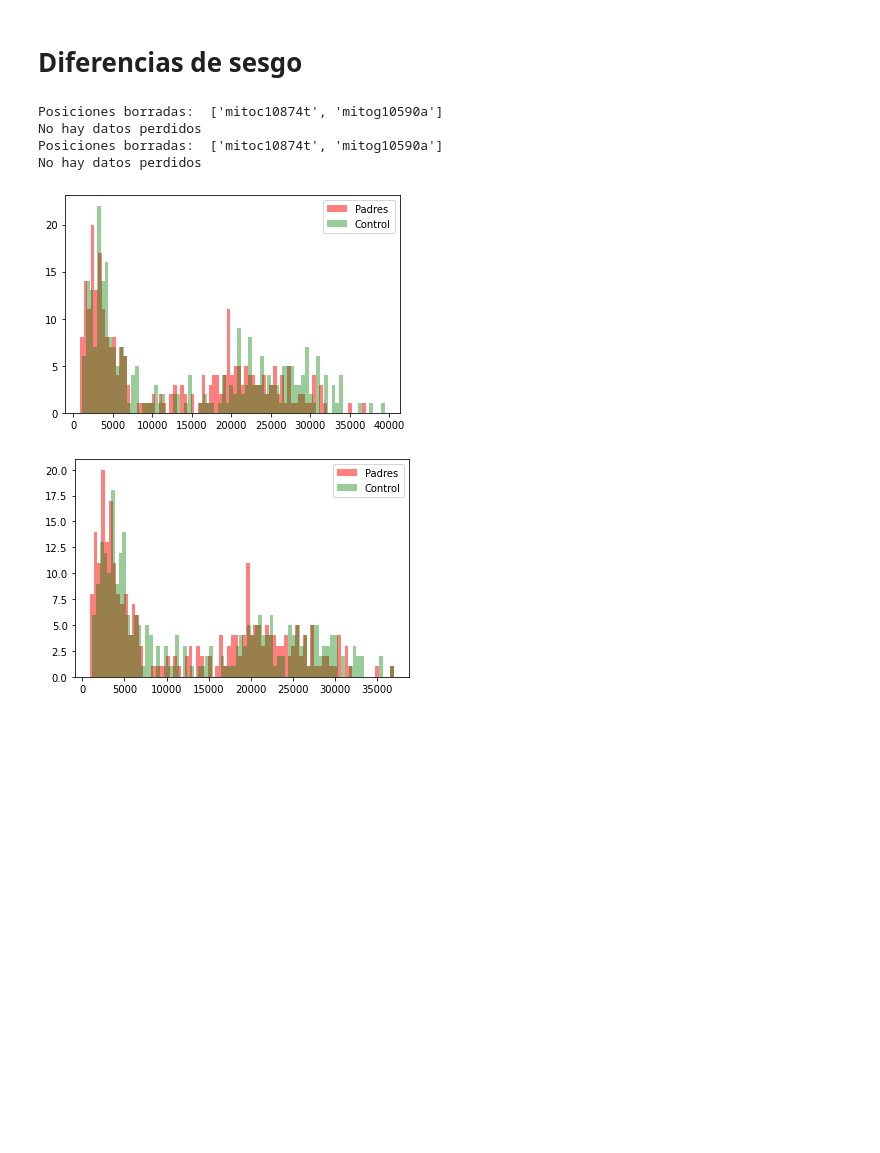
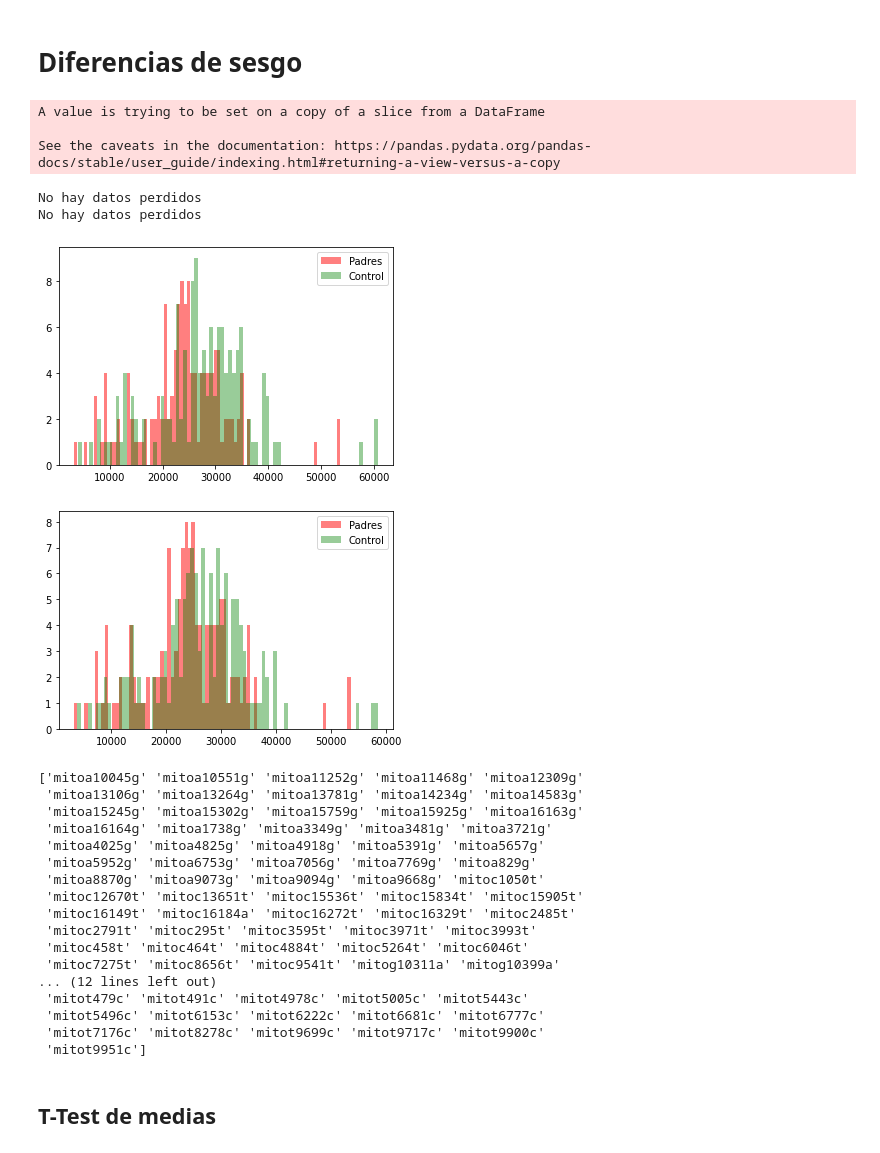
Before and after one commit to victory06/TFG, a Jupyter notebook: Second.ipynb, the cells around one changed output. Saved outputs shown, nothing was run; the diff lists cells and outputs as text; code cells hidden in the pictures; blank space fills up the shorter version.

```diff
--- a/Second.ipynb
+++ b/Second.ipynb
@@ -564,20 +564,6 @@ def readData(path_data, path_names, path_control, path_col_control):
   result.drop(result.columns[0], axis=1, inplace=True)
   result.drop(result.columns[1], axis=1, inplace=True)
 
-  data.drop(data.columns[5], axis=1, inplace=True)
-  data.drop(data.columns[0], axis=1, inplace=True)
-  data.drop(data.columns[0], axis=1, inplace=True)
-  data.drop(data.columns[0], axis=1, inplace=True)
-  data.drop(data.columns[0], axis=1, inplace=True)
-  data.drop(data.columns[1], axis=1, inplace=True)
-
-  control.drop(control.columns[5], axis=1, inplace=True)
-  control.drop(control.columns[0], axis=1, inplace=True)
-  control.drop(control.columns[0], axis=1, inplace=True)
-  control.drop(control.columns[0], axis=1, inplace=True)
-  control.drop(control.columns[0], axis=1, inplace=True)
-  control.drop(control.columns[1], axis=1, inplace=True)
-
   """ Establezco los nombres del dataframe
   --------------------------------------------------------------------------"""
   x_df = pd.DataFrame(result.to_numpy()[:,:].astype('U13'),index=names_row, columns = names_column)
@@ -590,7 +576,7 @@ def readData(path_data, path_names, path_control, path_col_control):
   else:
     print("No hay datos perdidos")
 
-  return x_df, y_df, data, control
+  return x_df, y_df
 
 def explorarBDControl1(x_train, x_test, x, y, y_train, y_test):
   print("Número de instancias y número de variables:", x.shape)
@@ -656,7 +642,7 @@ def explorarBDControl1(x_train, x_test, x, y, y_train, y_test):
 from sklearn.model_selection import train_test_split
 import warnings
 warnings.filterwarnings("ignore")
-x, y, data, control= readData('/content/drive/MyDrive/TFG/Autism/AutismDuoChrom26.iou','/content/drive/MyDrive/TFG/Autism/Human1M-Duov3_B_PosSortedChrom26.cols','/content/drive/MyDrive/TFG/NBS/WTCCC2_NBSChrom26.iou',
+x, y= readData('/content/drive/MyDrive/TFG/Autism/AutismDuoChrom26.iou','/content/drive/MyDrive/TFG/Autism/Human1M-Duov3_B_PosSortedChrom26.cols','/content/drive/MyDrive/TFG/NBS/WTCCC2_NBSChrom26.iou',
                '/content/drive/MyDrive/TFG/MS/WTCCC2_MS_Human670-QuadCustom_v1_APosSortedChrom26.cols')
 x_train, x_test, y_train, y_test = train_test_split( x, y, test_size=0.25, random_state=42)
 explorarBDControl1(x_train, x_test, x, y , y_train, y_test)
@@ -1570,7 +1556,7 @@ corr_X = X_encoder.corr(method='pearson')
 plt.matshow(corr_X)
 plt.show()
 
-X_encoder = pd.DataFrame(X_encoder.to_numpy(), index=nr, columns=nc)
+X_encoder = pd.DataFrame(X_encoder.to_numpy(), index=X_encoder.index, columns=list(X_encoder.columns.values))
 
 corr_X
 # %% [output]
@@ -1599,7 +1587,7 @@ from sklearn.feature_selection import chi2
 
 chi_scores =chi2(X_encoder, y)
 
-p_values = pd.Series(chi_scores[1],index = X_encoder.columns)
+p_values = pd.Series(chi_scores[1],index = nc)
 p_values.sort_values(ascending = False , inplace = True)
 # %%
 import matplotlib.pyplot as plt
@@ -2023,44 +2143,64 @@ El modelo (SVM) con mejores resultados hasta el momento con una selección de va
 import matplotlib.pyplot as plt
 #Releemos los datos de control y tríos, esta vez solo SNPs
 #Primeros datos de control
-x, y, data, control= readData('/content/drive/MyDrive/TFG/Autism/AutismDuoChrom26.iou','/content/drive/MyDrive/TFG/Autism/Human1M-Duov3_B_PosSortedChrom26.cols','/content/drive/MyDrive/TFG/NBS/WTCCC2_NBSChrom26.iou',
+x, y, data, control, nrx, ncx= readDataSuma('/content/drive/MyDrive/TFG/Autism/AutismDuoChrom26.iou','/content/drive/MyDrive/TFG/Autism/Human1M-Duov3_B_PosSortedChrom26.cols','/content/drive/MyDrive/TFG/NBS/WTCCC2_NBSChrom26.iou',
                '/content/drive/MyDrive/TFG/MS/WTCCC2_MS_Human670-QuadCustom_v1_APosSortedChrom26.cols')
 #Segundos datos de control
-x2, y2, data2, control2= readData('/content/drive/MyDrive/TFG/Autism/AutismDuoChrom26.iou','/content/drive/MyDrive/TFG/Autism/Human1M-Duov3_B_PosSortedChrom26.cols','/content/drive/MyDrive/TFG/BC/WTCCC2_BCChrom26.iou',
+x2, y2, data2, control2, nrx2, ncx2= readDataSuma('/content/drive/MyDrive/TFG/Autism/AutismDuoChrom26.iou','/content/drive/MyDrive/TFG/Autism/Human1M-Duov3_B_PosSortedChrom26.cols','/content/drive/MyDrive/TFG/BC/WTCCC2_BCChrom26.iou',
                '/content/drive/MyDrive/TFG/BC/Human1-2M-DuoCustom_v1_APosSortedChrom26.cols')
 
 """
 Histogramas
 """
 fig = plt.figure()
 ax1 = fig.add_subplot(111)
 #Empiezo en 1 porque la columna 0 es el género
 medias_padres=data.mean()[1:]
 medias_control=control.mean()[1:]
 
 plt.hist(medias_padres, 80, alpha=0.5, label='Padres', color='r')
 plt.hist(medias_control, 80, alpha=0.4, label='Control', color='g')
 plt.legend(loc='upper right')
 plt.show()
 
 print()
 
 fig = plt.figure()
 ax1 = fig.add_subplot(111)
 #Empiezo en 1 porque la columna 0 es el género
 medias_padres=data2.mean()[1:]
 medias_control=control2.mean()[1:]
 
 plt.hist(medias_padres, 80, alpha=0.5, label='Padres', color='r')
 plt.hist(medias_control, 80, alpha=0.4, label='Control', color='g')
 plt.legend(loc='upper right')
 plt.show()
 
-print()
+print(ncx)
 # %% [output]
-Posiciones borradas:  ['mitoc10874t', 'mitog10590a']
-No hay datos perdidos
-Posiciones borradas:  ['mitoc10874t', 'mitog10590a']
-No hay datos perdidos
+A value is trying to be set on a copy of a slice from a DataFrame
+
+See the caveats in the documentation: https://pandas.pydata.org/pandas-docs/stable/user_guide/indexing.html#returning-a-view-versus-a-copy
+No hay datos perdidos
+No hay datos perdidos
-[figure, old version]
+[figure, new version]
-[figure, old version]
+[figure, new version]
+['mitoa10045g' 'mitoa10551g' 'mitoa11252g' 'mitoa11468g' 'mitoa12309g'
+ 'mitoa13106g' 'mitoa13264g' 'mitoa13781g' 'mitoa14234g' 'mitoa14583g'
+ 'mitoa15245g' 'mitoa15302g' 'mitoa15759g' 'mitoa15925g' 'mitoa16163g'
+ 'mitoa16164g' 'mitoa1738g' 'mitoa3349g' 'mitoa3481g' 'mitoa3721g'
+ 'mitoa4025g' 'mitoa4825g' 'mitoa4918g' 'mitoa5391g' 'mitoa5657g'
+ 'mitoa5952g' 'mitoa6753g' 'mitoa7056g' 'mitoa7769g' 'mitoa829g'
+ 'mitoa8870g' 'mitoa9073g' 'mitoa9094g' 'mitoa9668g' 'mitoc1050t'
+ 'mitoc12670t' 'mitoc13651t' 'mitoc15536t' 'mitoc15834t' 'mitoc15905t'
+ 'mitoc16149t' 'mitoc16184a' 'mitoc16272t' 'mitoc16329t' 'mitoc2485t'
+ 'mitoc2791t' 'mitoc295t' 'mitoc3595t' 'mitoc3971t' 'mitoc3993t'
+ 'mitoc458t' 'mitoc464t' 'mitoc4884t' 'mitoc5264t' 'mitoc6046t'
+ 'mitoc7275t' 'mitoc8656t' 'mitoc9541t' 'mitog10311a' 'mitog10399a'
+... (12 lines left out)
+ 'mitot479c' 'mitot491c' 'mitot4978c' 'mitot5005c' 'mitot5443c'
+ 'mitot5496c' 'mitot6153c' 'mitot6222c' 'mitot6681c' 'mitot6777c'
+ 'mitot7176c' 'mitot8278c' 'mitot9699c' 'mitot9717c' 'mitot9900c'
+ 'mitot9951c']
+# %% [markdown]
+## T-Test de medias
```
Also changed, not shown: parts of 22 cells of this notebook.
